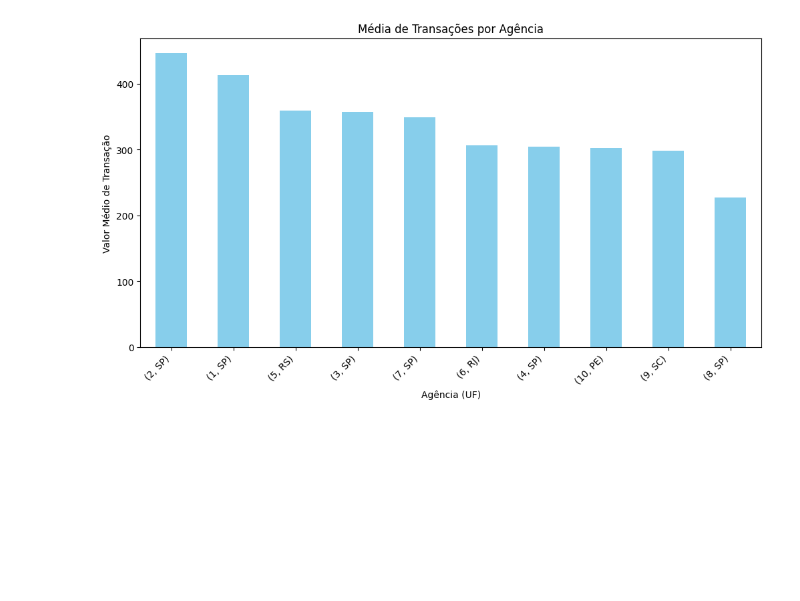
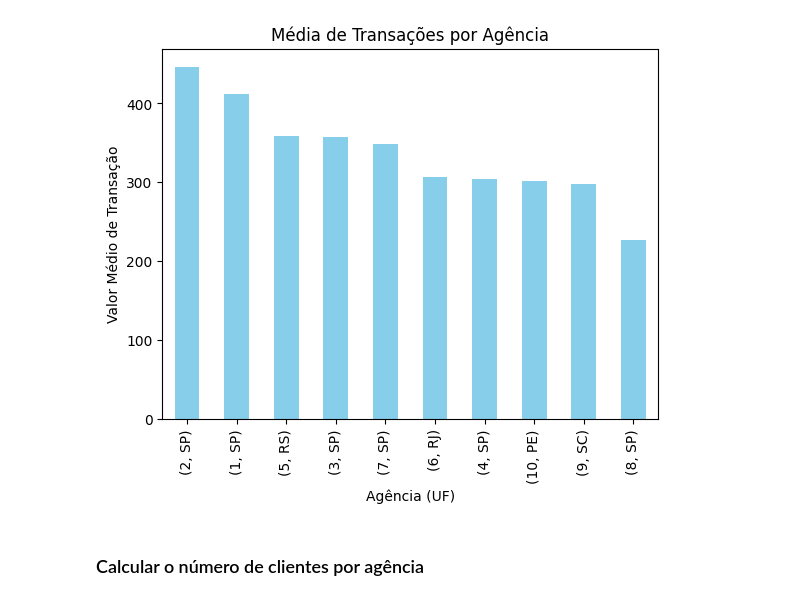
Before and after one commit to valdenio458/analista-de-dados-desafio-Indicium, a Jupyter notebook: perguntas_de_negocio.ipynb, the cells around one changed output. Drawn from its saved outputs; the diff is of its cells as text; code cells hidden in the pictures; blank space fills up the shorter version.

```diff
--- a/perguntas_de_negocio.ipynb
+++ b/perguntas_de_negocio.ipynb
@@ -20,6 +22,3 @@ merged_df = pd.merge(transacoes_df, contas_df, on='num_conta')
 # %%
 # Mesclar o resultado anterior com o conjunto de dados 'agencias' com base na coluna 'cod_agencia'
 final_merged_df = pd.merge(merged_df, agencias_df[['cod_agencia','uf']], on='cod_agencia')
-# %%
-# Calcular o valor médio de transações por agência
-media_transacoes_por_agencia = final_merged_df.groupby(['cod_agencia','uf'])['valor_transacao'].mean()
@@ -35,11 +50,11 @@ media_transacoes_por_agencia
 # %%
 # Criar um gráfico de barras
-plt.figure(figsize=(12, 6))
 media_transacoes_por_agencia.plot(kind='bar', color='skyblue')
 plt.title('Média de Transações por Agência')
 plt.xlabel('Agência (UF)')
 plt.ylabel('Valor Médio de Transação')
-plt.xticks(rotation=45, ha='right')  # Rotacionar rótulos do eixo x para melhor legibilidade
 plt.show()
 # %% [output]
-[figure, old version]
+[figure, new version]
+# %% [markdown]
+### Calcular o número de clientes por agência
```
Also changed, not shown: parts of 35 cells of this notebook.
